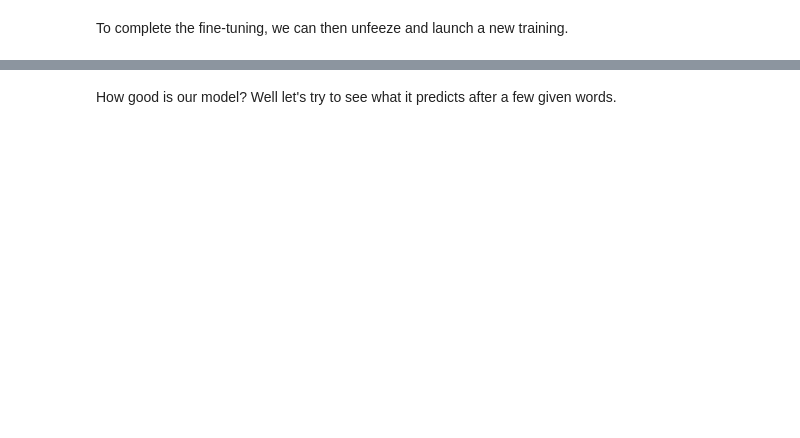
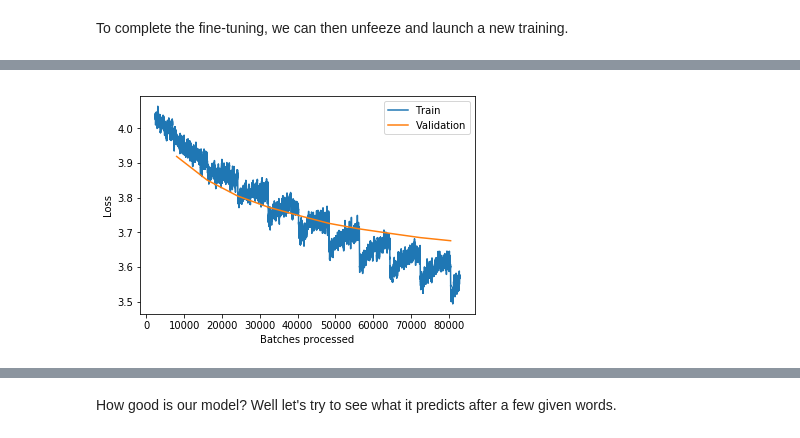
Before and after one commit to cedrickchee/fastai-course-v3, a Jupyter notebook: nbs/dl1/lesson3-imdb_20181226.ipynb, the cells around one changed output, grey strips where cells are left out. Cells and saved outputs as stored; diff of their text form; code cells hidden in the pictures; blank space fills up the shorter version.

```diff
--- a/nbs/dl1/lesson3-imdb_20181226.ipynb
+++ b/nbs/dl1/lesson3-imdb_20181226.ipynb
@@ -210,0 +239,4 @@ learn.fit_one_cycle(20, 1e-3, moms=(0.8,0.7))
+# %%
+learn.recorder.plot_losses()
+# %% [output]
+[figure, added]
```
Also changed, not shown: parts of 25 cells of this notebook.
